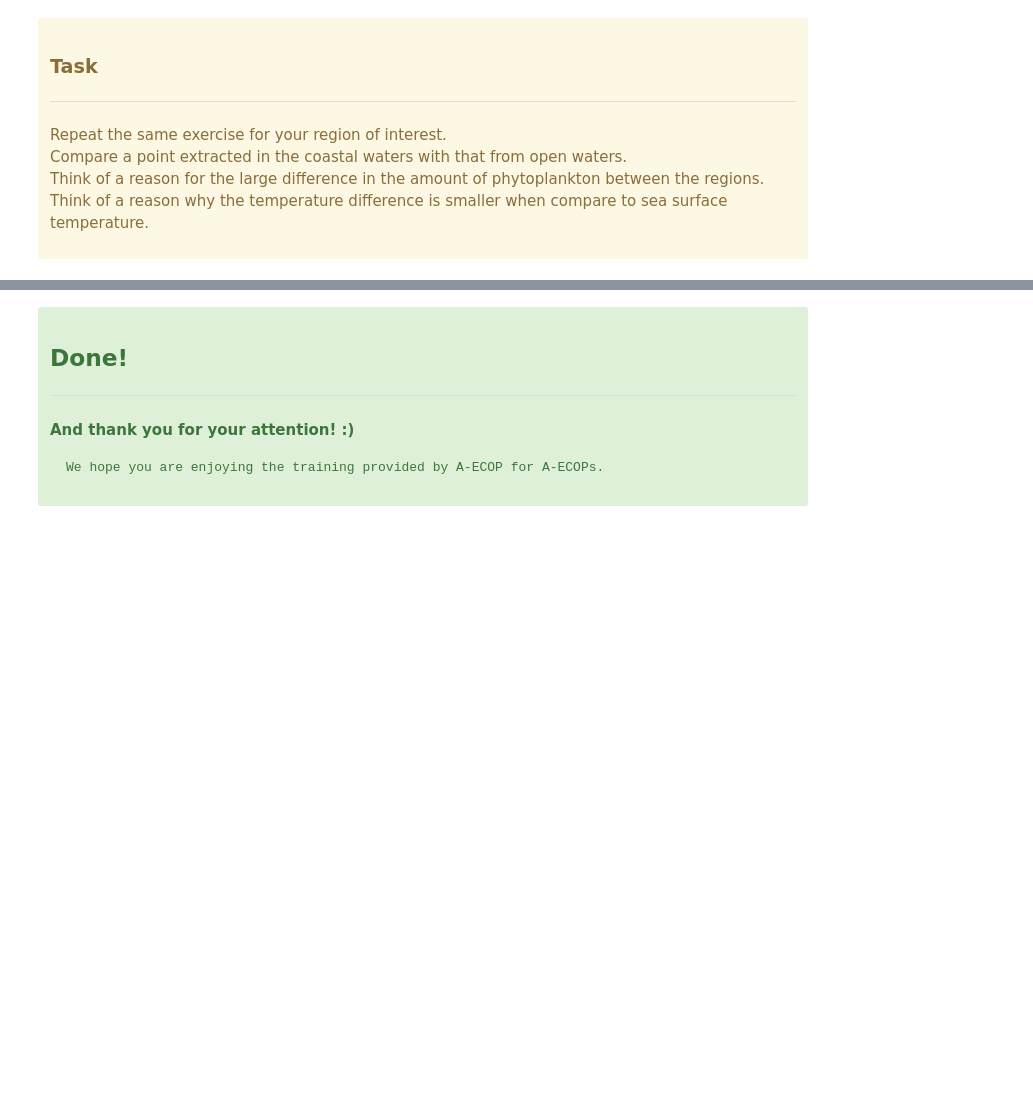
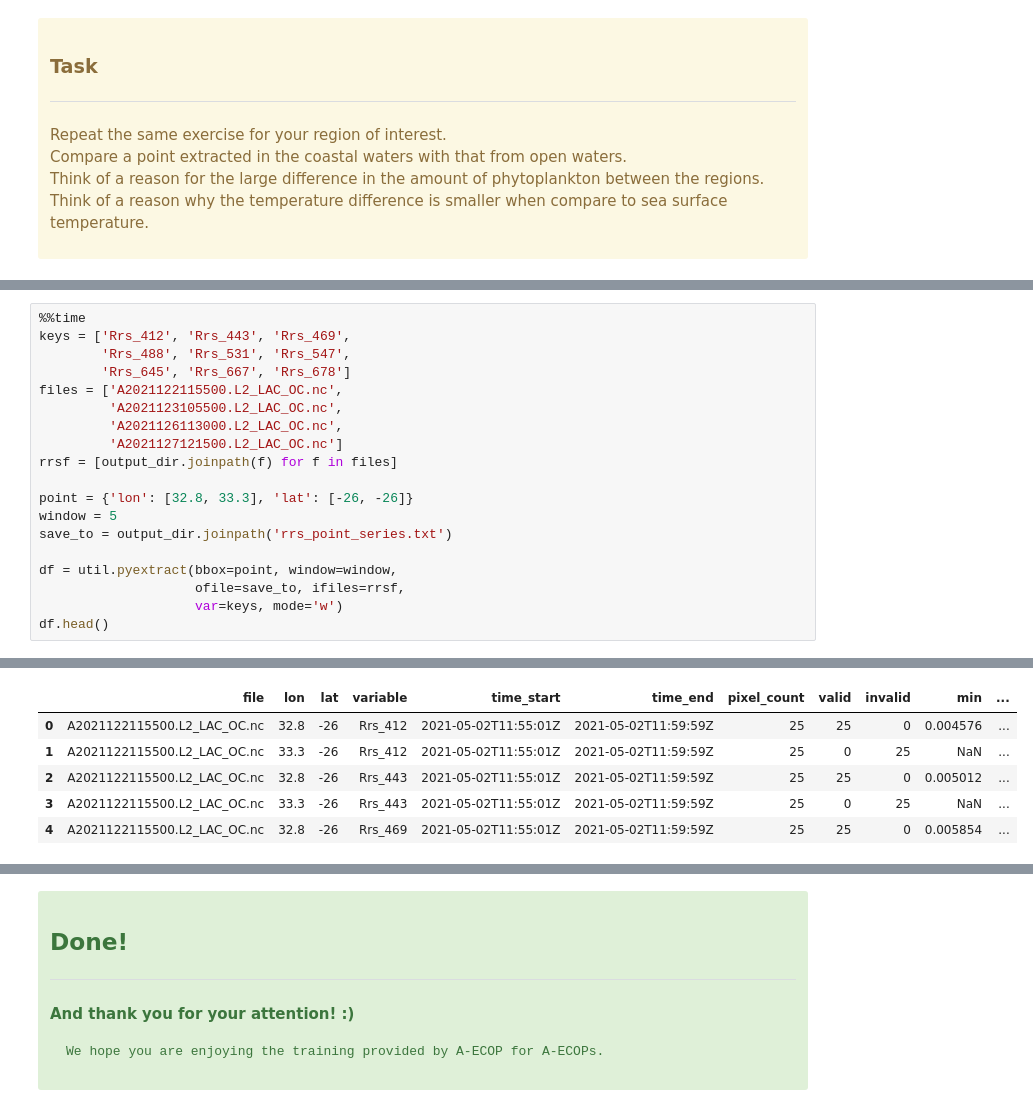
Before and after one commit to Elgyii/ocean-colour-training-ecops-africa, a Jupyter notebook: satellite-data-manipulation-and-analysis/M2L2-time-series-analysis_point-region-extract.ipynb, the cells around one changed output, grey strips where cells are left out. Saved outputs shown, nothing was run; the diff lists cells and outputs as text; blank space fills up the shorter version.

```diff
--- a/satellite-data-manipulation-and-analysis/M2L2-time-series-analysis_point-region-extract.ipynb
+++ b/satellite-data-manipulation-and-analysis/M2L2-time-series-analysis_point-region-extract.ipynb
@@ -281,0 +293,20 @@ Think of a reason why the temperature difference is smaller when compare to sea
+# %%
+%%time
+keys = ['Rrs_412', 'Rrs_443', 'Rrs_469',
+        'Rrs_488', 'Rrs_531', 'Rrs_547',
+        'Rrs_645', 'Rrs_667', 'Rrs_678']
+files = ['A2021122115500.L2_LAC_OC.nc',
+         'A2021123105500.L2_LAC_OC.nc',
+         'A2021126113000.L2_LAC_OC.nc',
+         'A2021127121500.L2_LAC_OC.nc']
+rrsf = [output_dir.joinpath(f) for f in files]
+
+point = {'lon': [32.8, 33.3], 'lat': [-26, -26]}
+window = 5
+save_to = output_dir.joinpath('rrs_point_series.txt')
+
+df = util.pyextract(bbox=point, window=window,
+                    ofile=save_to, ifiles=rrsf,
+                    var=keys, mode='w')
+df.head()
+# %% [output]
@@ -281,0 +314,6 @@ Think of a reason why the temperature difference is smaller when compare to sea
+|  | file | lon | lat | variable | time_start | time_end | pixel_count | valid | invalid | min | ... |
+| 0 | A2021122115500.L2_LAC_OC.nc | 32.8 | -26 | Rrs_412 | 2021-05-02T11:55:01Z | 2021-05-02T11:59:59Z | 25 | 25 | 0 | 0.004576 | ... |
+| 1 | A2021122115500.L2_LAC_OC.nc | 33.3 | -26 | Rrs_412 | 2021-05-02T11:55:01Z | 2021-05-02T11:59:59Z | 25 | 0 | 25 | NaN | ... |
+| 2 | A2021122115500.L2_LAC_OC.nc | 32.8 | -26 | Rrs_443 | 2021-05-02T11:55:01Z | 2021-05-02T11:59:59Z | 25 | 25 | 0 | 0.005012 | ... |
+| 3 | A2021122115500.L2_LAC_OC.nc | 33.3 | -26 | Rrs_443 | 2021-05-02T11:55:01Z | 2021-05-02T11:59:59Z | 25 | 0 | 25 | NaN | ... |
+| 4 | A2021122115500.L2_LAC_OC.nc | 32.8 | -26 | Rrs_469 | 2021-05-02T11:55:01Z | 2021-05-02T11:59:59Z | 25 | 25 | 0 | 0.005854 | ... |
```
Also changed, not shown: parts of 10 cells of this notebook, 5 other files.
